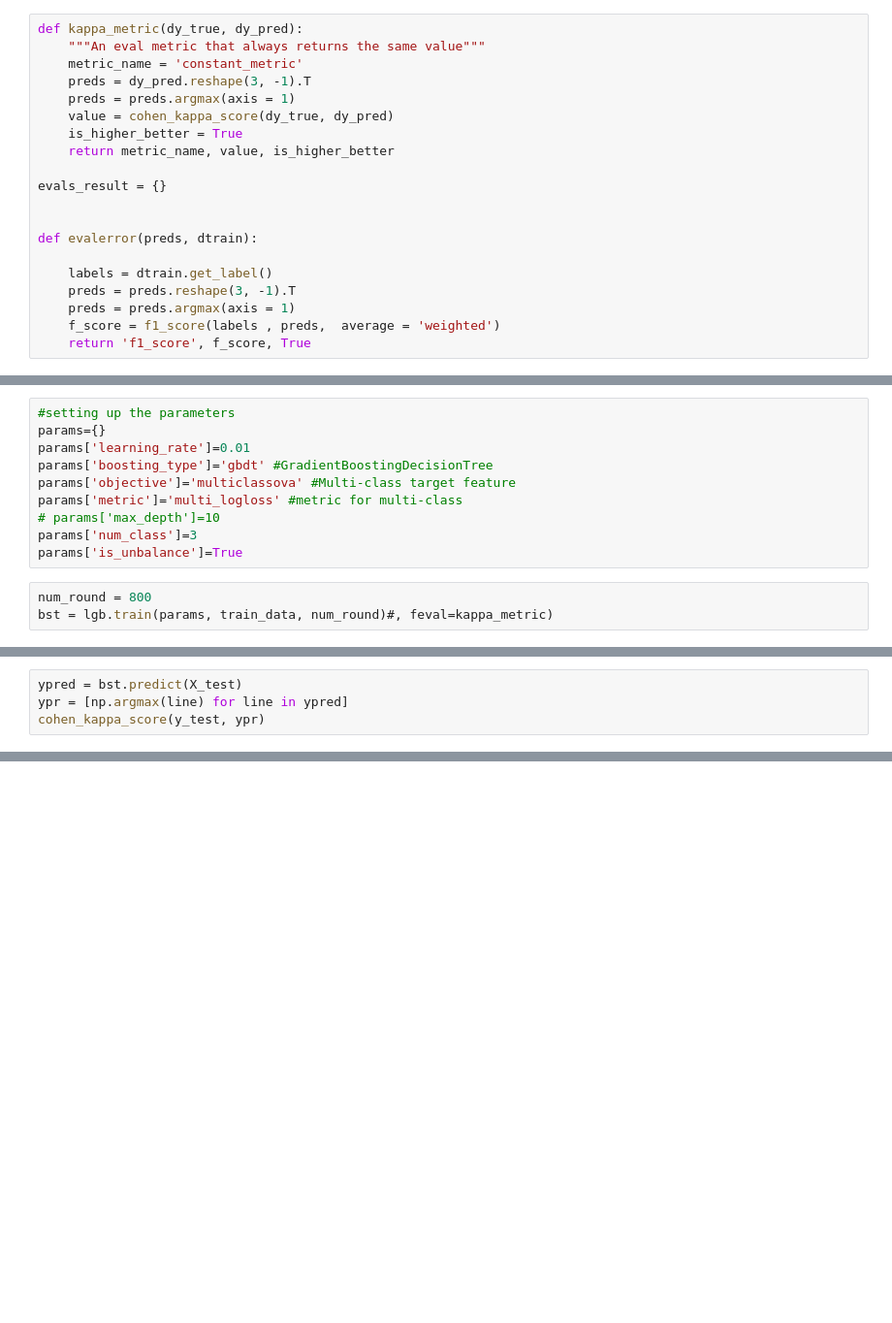
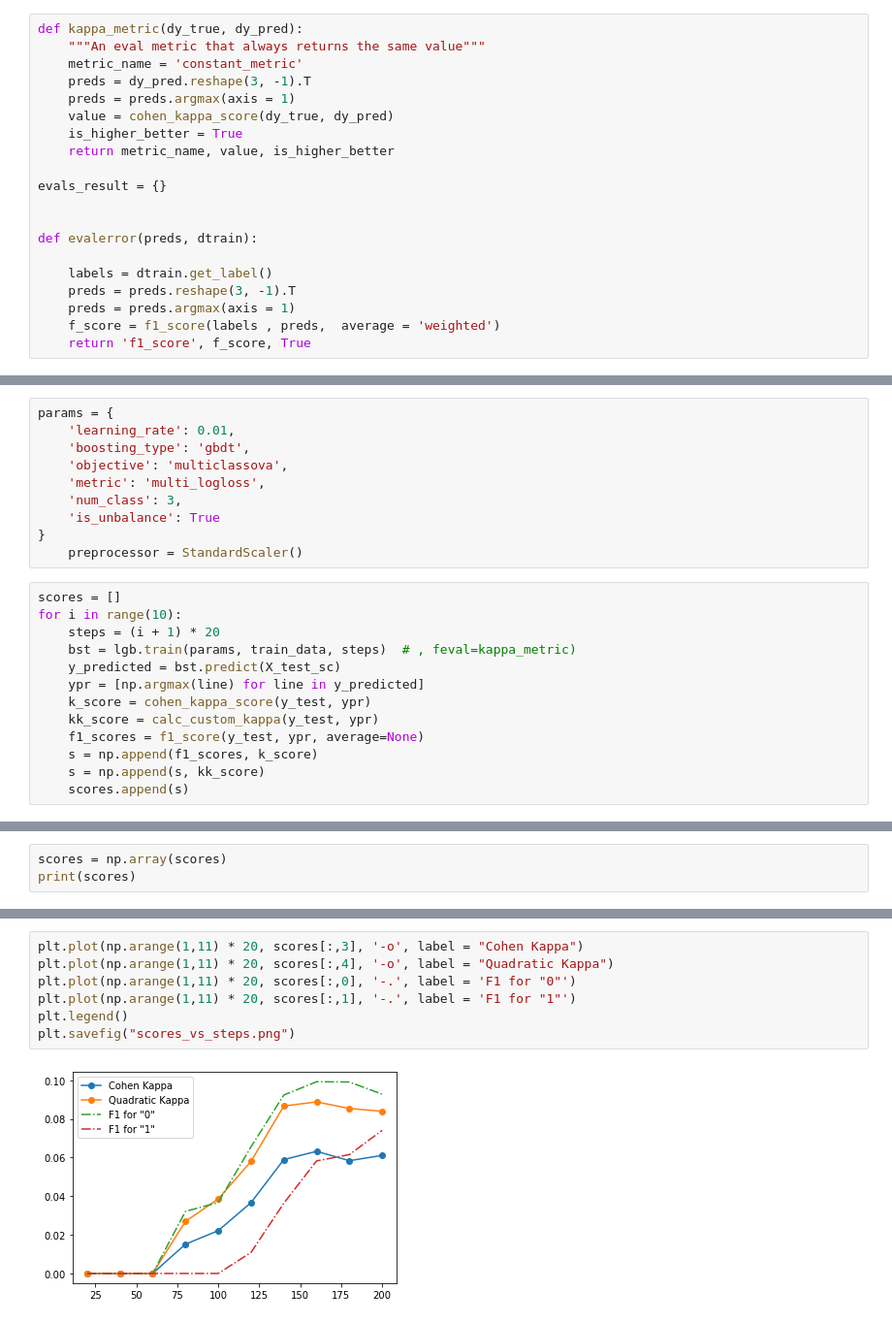
Before and after one commit to knawel/EUOS-SLAS, a Jupyter notebook: notebooks/trial_sklearn.ipynb, the cells around one changed output, grey strips where cells are left out. Shown: that part at 97% size. Drawn from its saved outputs; the diff is of its cells as text; blank space fills up the shorter version.

Commit message:
LightGBM script for training

```diff
--- a/notebooks/trial_sklearn.ipynb
+++ b/notebooks/trial_sklearn.ipynb
@@ -97,16 +107,26 @@ def evalerror(preds, dtrain):
 # %%
-#setting up the parameters
-params={}
-params['learning_rate']=0.01
-params['boosting_type']='gbdt' #GradientBoostingDecisionTree
-params['objective']='multiclassova' #Multi-class target feature
-params['metric']='multi_logloss' #metric for multi-class
-# params['max_depth']=10
-params['num_class']=3
-params['is_unbalance']=True
+params = {
+    'learning_rate': 0.01,
+    'boosting_type': 'gbdt',
+    'objective': 'multiclassova',
+    'metric': 'multi_logloss',
+    'num_class': 3,
+    'is_unbalance': True
+}
+    preprocessor = StandardScaler()
 # %%
-num_round = 800
-bst = lgb.train(params, train_data, num_round)#, feval=kappa_metric)
+scores = []
+for i in range(10):
+    steps = (i + 1) * 20
+    bst = lgb.train(params, train_data, steps)  # , feval=kappa_metric)
+    y_predicted = bst.predict(X_test_sc)
+    ypr = [np.argmax(line) for line in y_predicted]
+    k_score = cohen_kappa_score(y_test, ypr)
+    kk_score = calc_custom_kappa(y_test, ypr)
+    f1_scores = f1_score(y_test, ypr, average=None)
+    s = np.append(f1_scores, k_score)
+    s = np.append(s, kk_score)
+    scores.append(s)
 # %% [output]
 [LightGBM] [Info] Number of positive: 1802, number of negative: 60423
 [LightGBM] [Info] Number of positive: 2487, number of negative: 59738
@@ -124,5 +152,4 @@ You can set `force_col_wise=true` to remove the overhead.
 # %%
-ypred = bst.predict(X_test)
-ypr = [np.argmax(line) for line in ypred]
-cohen_kappa_score(y_test, ypr)
+scores = np.array(scores)
+print(scores)
 # %% [output]
@@ -129,0 +166,9 @@ cohen_kappa_score(y_test, ypr)
+# %%
+plt.plot(np.arange(1,11) * 20, scores[:,3], '-o', label = "Cohen Kappa")
+plt.plot(np.arange(1,11) * 20, scores[:,4], '-o', label = "Quadratic Kappa")
+plt.plot(np.arange(1,11) * 20, scores[:,0], '-.', label = 'F1 for "0"')
+plt.plot(np.arange(1,11) * 20, scores[:,1], '-.', label = 'F1 for "1"')
+plt.legend()
+plt.savefig("scores_vs_steps.png")
+# %% [output]
+[figure, added]
```
Also changed, not shown: parts of 8 cells of this notebook, 4 other files.
